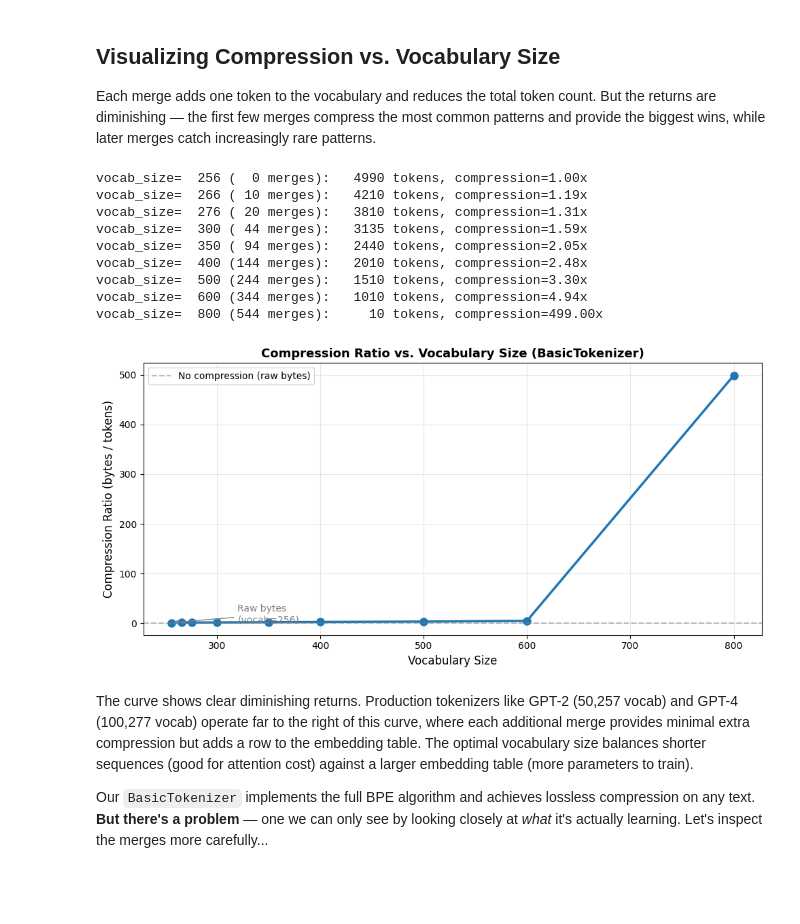
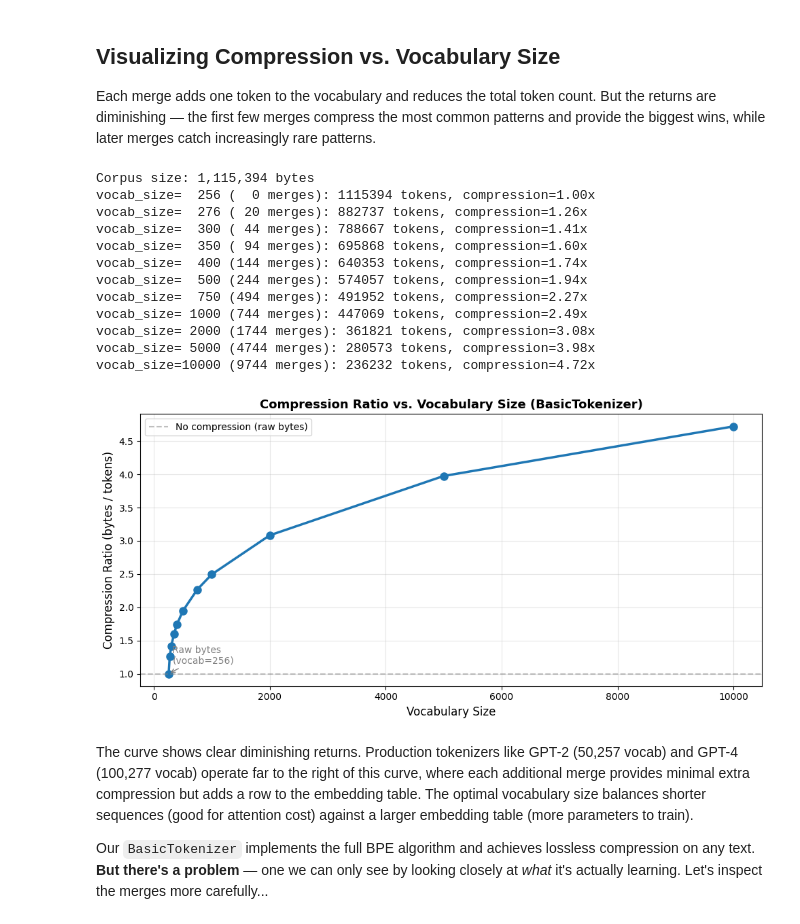
Before and after one commit to kshitijg92/karpathy-zero-to-hero-deep-work, a Jupyter notebook: lesson_8_tokenization/tokenization.ipynb, the cells around one changed output. Saved outputs shown, nothing was run; the diff lists cells and outputs as text; code cells hidden in the pictures; blank space fills up the shorter version.

Commit message:
added better plot for diminishing returns on compression

```diff
--- a/lesson_8_tokenization/tokenization.ipynb
+++ b/lesson_8_tokenization/tokenization.ipynb
@@ -603,45 +603,64 @@ Compression:    1.31x
 
 Each merge adds one token to the vocabulary and reduces the total token count. But the returns are diminishing — the first few merges compress the most common patterns and provide the biggest wins, while later merges catch increasingly rare patterns.
 # %%
-# Train at multiple vocab sizes and measure compression
-long_text = shakespeare * 5  # repeat for more stable statistics
+# Train at multiple vocab sizes and measure compression — in parallel
+# Our tiny Shakespeare excerpt (~1KB) is too small — BPE memorizes it all in a few
+# hundred merges. Use the full tinyshakespeare corpus (~1MB) instead.
+import urllib.request
+import multiprocessing as mp
+
+url = "https://raw.githubusercontent.com/karpathy/char-rnn/master/data/tinyshakespeare/input.txt"
+long_text = urllib.request.urlopen(url).read().decode("utf-8")
 n_bytes = len(long_text.encode("utf-8"))
+print(f"Corpus size: {n_bytes:,} bytes")
 
-vocab_sizes = [256, 266, 276, 300, 350, 400, 500, 600, 800]
-compression_ratios = []
+vocab_sizes = [256, 276, 300, 350, 400, 500, 750, 1000, 2000, 5000, 10000]
 
-for vs in vocab_sizes:
+def train_and_measure(vs):
     tok = BasicTokenizer()
     tok.train(long_text, vocab_size=vs)
     n_tokens = len(tok.encode(long_text))
     ratio = n_bytes / n_tokens
+    return vs, n_tokens, ratio
+
+# Each vocab size is independent — train them all in parallel.
+# Use fork context so child processes inherit BasicTokenizer, long_text, etc.
+ctx = mp.get_context("fork")
+with ctx.Pool() as pool:
+    results = pool.map(train_and_measure, vocab_sizes)
+
+compression_ratios = []
+for vs, n_tokens, ratio in results:
     compression_ratios.append(ratio)
     print(f"vocab_size={vs:5d} ({vs-256:3d} merges): {n_tokens:6d} tokens, compression={ratio:.2f}x")
 
 # Plot
 fig, ax = plt.subplots(figsize=(10, 5))
 ax.plot(vocab_sizes, compression_ratios, "o-", color="#1f77b4", linewidth=2.5, markersize=8)
 ax.set_xlabel("Vocabulary Size", fontsize=12)
 ax.set_ylabel("Compression Ratio (bytes / tokens)", fontsize=12)
 ax.set_title("Compression Ratio vs. Vocabulary Size (BasicTokenizer)", fontsize=13, fontweight="bold")
 ax.axhline(y=1.0, color="gray", linestyle="--", alpha=0.5, label="No compression (raw bytes)")
 ax.annotate("Raw bytes\n(vocab=256)", xy=(256, 1.0), xytext=(320, 1.15),
             arrowprops=dict(arrowstyle="->", color="gray"), fontsize=10, color="gray")
 ax.legend(fontsize=10)
 ax.grid(True, alpha=0.3)
 plt.tight_layout()
 plt.show()
 # %% [output]
-vocab_size=  256 (  0 merges):   4990 tokens, compression=1.00x
-vocab_size=  266 ( 10 merges):   4210 tokens, compression=1.19x
-vocab_size=  276 ( 20 merges):   3810 tokens, compression=1.31x
-vocab_size=  300 ( 44 merges):   3135 tokens, compression=1.59x
-vocab_size=  350 ( 94 merges):   2440 tokens, compression=2.05x
-vocab_size=  400 (144 merges):   2010 tokens, compression=2.48x
-vocab_size=  500 (244 merges):   1510 tokens, compression=3.30x
-vocab_size=  600 (344 merges):   1010 tokens, compression=4.94x
-vocab_size=  800 (544 merges):     10 tokens, compression=499.00x
+Corpus size: 1,115,394 bytes
+vocab_size=  256 (  0 merges): 1115394 tokens, compression=1.00x
+vocab_size=  276 ( 20 merges): 882737 tokens, compression=1.26x
+vocab_size=  300 ( 44 merges): 788667 tokens, compression=1.41x
+vocab_size=  350 ( 94 merges): 695868 tokens, compression=1.60x
+vocab_size=  400 (144 merges): 640353 tokens, compression=1.74x
+vocab_size=  500 (244 merges): 574057 tokens, compression=1.94x
+vocab_size=  750 (494 merges): 491952 tokens, compression=2.27x
+vocab_size= 1000 (744 merges): 447069 tokens, compression=2.49x
+vocab_size= 2000 (1744 merges): 361821 tokens, compression=3.08x
+vocab_size= 5000 (4744 merges): 280573 tokens, compression=3.98x
+vocab_size=10000 (9744 merges): 236232 tokens, compression=4.72x
-[figure, old version]
+[figure, new version]
 # %% [markdown]
 The curve shows clear diminishing returns. Production tokenizers like GPT-2 (50,257 vocab) and GPT-4 (100,277 vocab) operate far to the right of this curve, where each additional merge provides minimal extra compression but adds a row to the embedding table. The optimal vocabulary size balances shorter sequences (good for attention cost) against a larger embedding table (more parameters to train).
 
```
Also changed, not shown: parts of 2 cells of this notebook.
